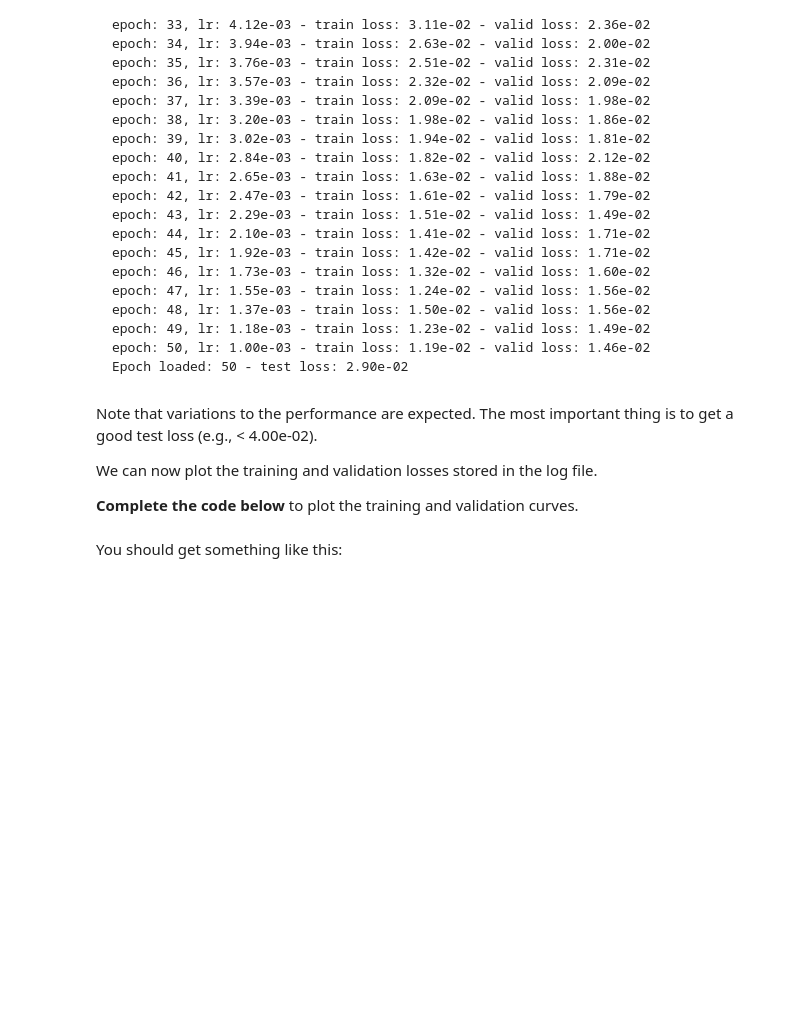
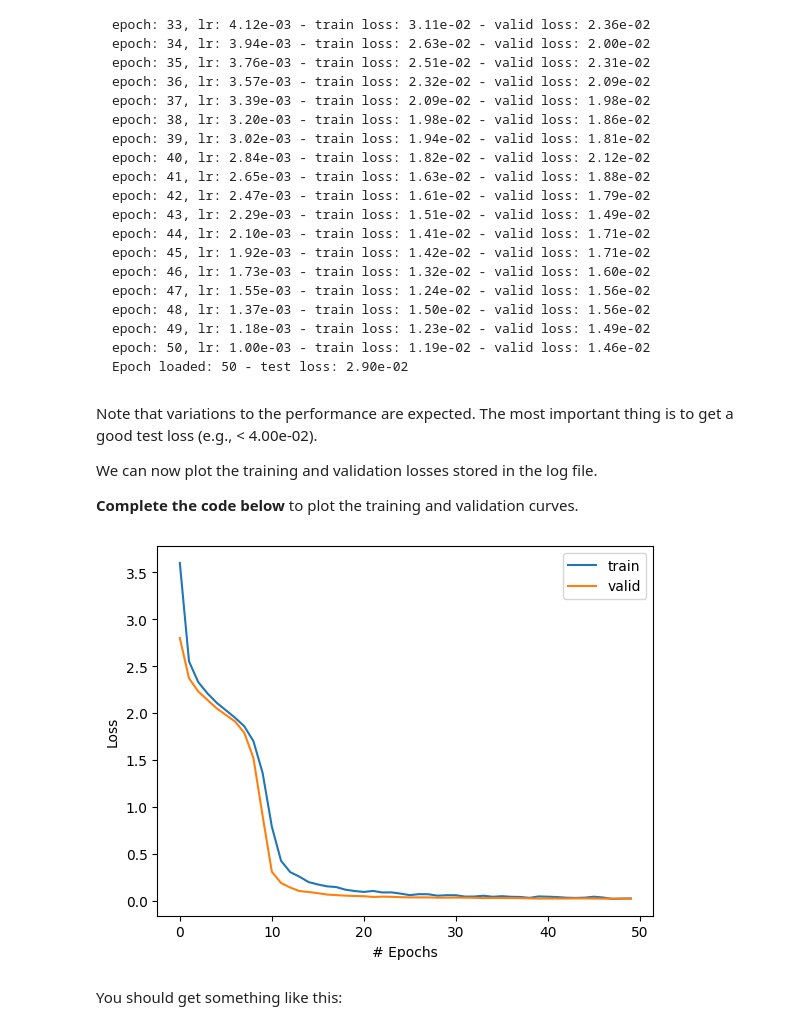
Before and after one commit to SupradeepDanturti/Understanding-SpeechBrain, a Jupyter notebook: Lab4_Seq2Seq.ipynb, the cells around one changed output. Cells and saved outputs as stored; diff of their text form; code cells hidden in the pictures; blank space fills up the shorter version.

```diff
--- a/Lab4_Seq2Seq.ipynb
+++ b/Lab4_Seq2Seq.ipynb
@@ -697,22 +709,30 @@ We can now plot the training and validation losses stored in the log file.
 # %%
 import matplotlib.pyplot as plt
 
 def get_losses(log_file):
   """This function takes in input a path of a log-file and outputs the train and
   valid losses in lists of float numbers"""
 
   # Your code here. Aim for 9-10 lines
+  data = open(log_file, 'r')
+  data = [line for line in data if line.startswith('epoch')]
+  train_losses = [float(line.split(' - ')[1].split(': ')[1]) for line in data]
+  valid_losses = [float(line.split(' - ')[2].split(': ')[1]) for line in data]
 
+  return train_losses, valid_losses
 
 log_file = 'results/RNN/1986/train_log.txt'
 train_losses, valid_losses = get_losses(log_file)
+
 
 plt.plot(train_losses, label='train')
 plt.plot(valid_losses, label='valid')
 plt.ylabel('Loss')
 plt.xlabel('# Epochs')
 plt.legend()
 plt.show()
+# %% [output]
+[figure, added]
 # %% [markdown]
 You should get something like this:
 # %% [markdown]
```
Also changed, not shown: parts of 4 cells of this notebook.
